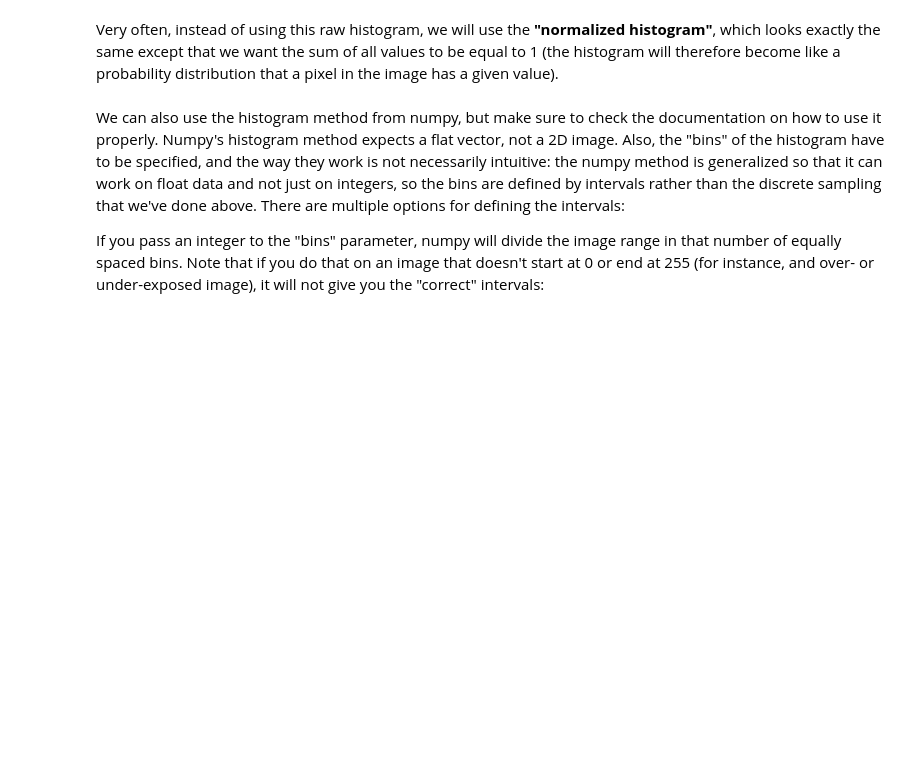
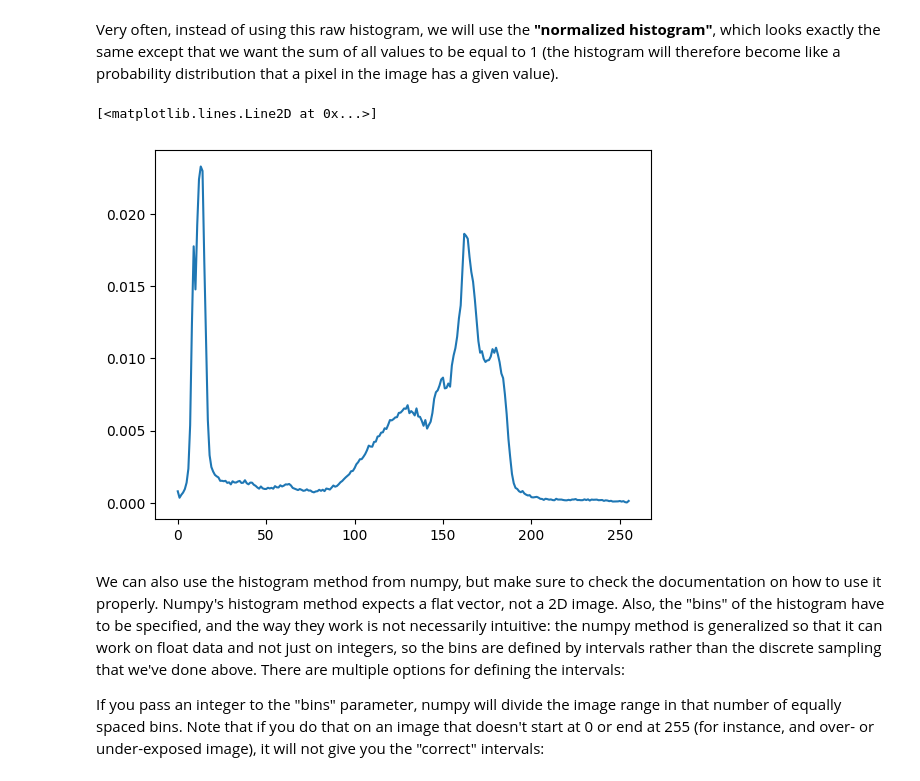
Before and after one commit to Exagor/info-h-500, a Jupyter notebook: docs/LABS/TP 1 Image Information/TP1_Image_Information.ipynb, the cells around one changed output. Drawn from its saved outputs; the diff is of its cells as text; code cells hidden in the pictures; blank space fills up the shorter version.

```diff
--- a/docs/LABS/TP 1 Image Information/TP1_Image_Information.ipynb
+++ b/docs/LABS/TP 1 Image Information/TP1_Image_Information.ipynb
@@ -208,3 +258,16 @@ Very often, instead of using this raw histogram, we will use the **"normalized h
+# %%
+# Compute the histogram #
+## -- Your code here -- ##
+# for i in range(len(hist)):
+#    hist[i]=hist[i]/(img1.shape[0]*img1.shape[1]) #divide by the number of pixels
+# norm_hist=hist/(img1.shape[0]*img1.shape[1]) #np array permit to divide every cell by a number
+#we can also use
+norm_hist=hist/np.sum(hist)
+plt.figure()
+plt.plot(norm_hist)
+# %% [output]
+[<matplotlib.lines.Line2D at 0x...>]
+[figure, added]
 # %% [markdown]
 We can also use the histogram method from numpy, but make sure to check the documentation on how to use it properly. Numpy's histogram method expects a flat vector, not a 2D image. Also, the "bins" of the histogram have to be specified, and the way they work is not necessarily intuitive: the numpy method is generalized so that it can work on float data and not just on integers, so the bins are defined by intervals rather than the discrete sampling that we've done above. There are multiple options for defining the intervals:
 
```
Also changed, not shown: parts of 28 cells of this notebook, 5 other files.
